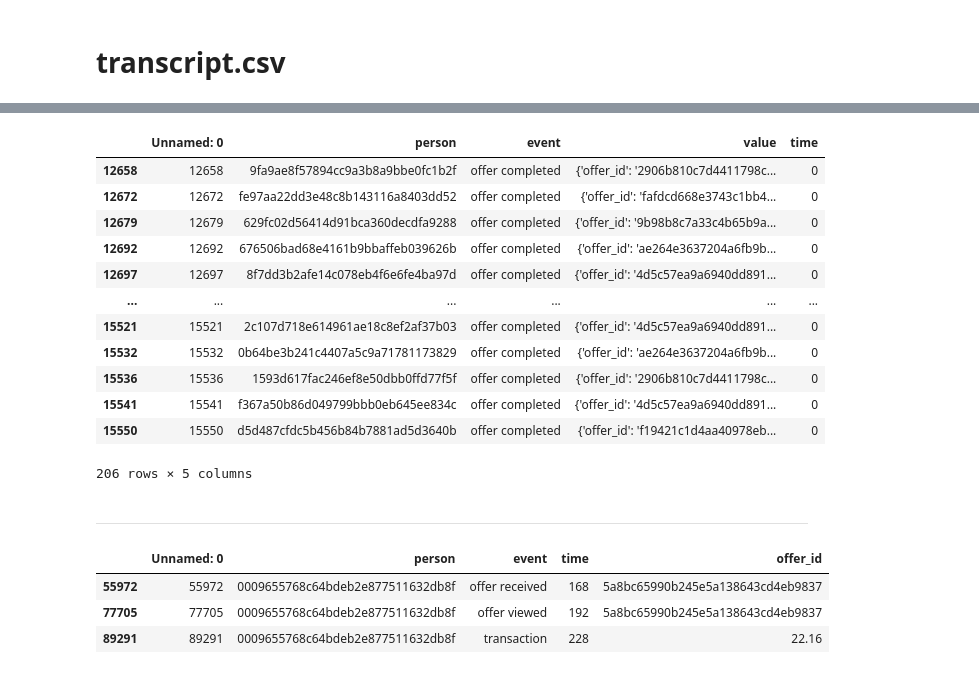
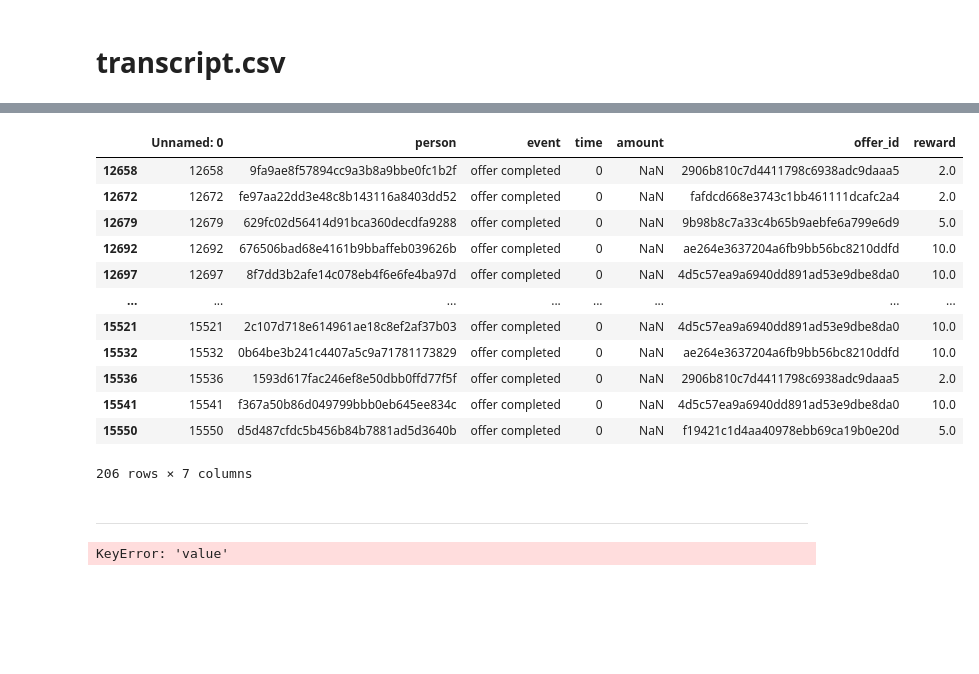
Before and after one commit to yoohengu/marketing_starbucks, a Jupyter notebook: yhg/02_eda_v1.ipynb, the cells around one changed output, grey strips where cells are left out. Drawn from its saved outputs; the diff is of its cells as text; code cells hidden in the pictures; blank space fills up the shorter version.

```diff
--- a/yhg/02_eda_v1.ipynb
+++ b/yhg/02_eda_v1.ipynb
@@ -30,9 +30,9 @@ print("="*60)
 한글 폰트 설정 완료!
 ============================================================
 # %%
-df_pf = pd.read_csv('../data/portfolio.csv')
-df_pro = pd.read_csv('../data/profile_ag.csv')
-df_tran = pd.read_csv('../data/transcript.csv')
+portfolio = pd.read_csv('../data/portfolio.csv')
+profile = pd.read_csv('../data/profile.csv')
+transcript = pd.read_csv('../data/transcript.csv')
 # %% [markdown]
 ---
 # %% [markdown]
@@ -119,0 +133,16 @@ Name: proportion, dtype: float64
+# %%
+# 딕셔너리처럼 생긴 문자열을 진짜 딕셔너리로 변환
+transcript['value'] = transcript['value'].apply(ast.literal_eval)
+
+# 딕셔너리의 키 -> 새로운 컬럼
+value_df = pd.DataFrame(transcript['value'].tolist())
+transcript = pd.concat([transcript, value_df], axis=1)
+
+# offer id를 offer_id로 컬럼명 통일
+transcript['offer_id'] = transcript['offer_id'].fillna(transcript['offer id'])
+
+# offer id 컬럼 제거
+transcript = transcript.drop('offer id', axis=1)
+
+# value 컬럼 제거
+transcript = transcript.drop('value', axis=1)
@@ -145,43 +364,40 @@ df_tran1.head(30)
 # %%
-df_tran[(df_tran['time'] == 0) & (df_tran['event'] == 'offer completed')]
+transcript[(transcript['time'] == 0) & (transcript['event'] == 'offer completed')]
 # %% [output]
-|  | Unnamed: 0 | person | event | value | time |
-| 12658 | 12658 | 9fa9ae8f57894cc9a3b8a9bbe0fc1b2f | offer completed | {'offer_id': '2906b810c7d4411798c... | 0 |
-| 12672 | 12672 | fe97aa22dd3e48c8b143116a8403dd52 | offer completed | {'offer_id': 'fafdcd668e3743c1bb4... | 0 |
-| 12679 | 12679 | 629fc02d56414d91bca360decdfa9288 | offer completed | {'offer_id': '9b98b8c7a33c4b65b9a... | 0 |
-| 12692 | 12692 | 676506bad68e4161b9bbaffeb039626b | offer completed | {'offer_id': 'ae264e3637204a6fb9b... | 0 |
-| 12697 | 12697 | 8f7dd3b2afe14c078eb4f6e6fe4ba97d | offer completed | {'offer_id': '4d5c57ea9a6940dd891... | 0 |
-| ... | ... | ... | ... | ... | ... |
-| 15521 | 15521 | 2c107d718e614961ae18c8ef2af37b03 | offer completed | {'offer_id': '4d5c57ea9a6940dd891... | 0 |
-| 15532 | 15532 | 0b64be3b241c4407a5c9a71781173829 | offer completed | {'offer_id': 'ae264e3637204a6fb9b... | 0 |
-| 15536 | 15536 | 1593d617fac246ef8e50dbb0ffd77f5f | offer completed | {'offer_id': '2906b810c7d4411798c... | 0 |
-| 15541 | 15541 | f367a50b86d049799bbb0eb645ee834c | offer completed | {'offer_id': '4d5c57ea9a6940dd891... | 0 |
-| 15550 | 15550 | d5d487cfdc5b456b84b7881ad5d3640b | offer completed | {'offer_id': 'f19421c1d4aa40978eb... | 0 |
+|  | Unnamed: 0 | person | event | time | amount | offer_id | reward |
+| 12658 | 12658 | 9fa9ae8f57894cc9a3b8a9bbe0fc1b2f | offer completed | 0 | NaN | 2906b810c7d4411798c6938adc9daaa5 | 2.0 |
+| 12672 | 12672 | fe97aa22dd3e48c8b143116a8403dd52 | offer completed | 0 | NaN | fafdcd668e3743c1bb461111dcafc2a4 | 2.0 |
+| 12679 | 12679 | 629fc02d56414d91bca360decdfa9288 | offer completed | 0 | NaN | 9b98b8c7a33c4b65b9aebfe6a799e6d9 | 5.0 |
+| 12692 | 12692 | 676506bad68e4161b9bbaffeb039626b | offer completed | 0 | NaN | ae264e3637204a6fb9bb56bc8210ddfd | 10.0 |
+| 12697 | 12697 | 8f7dd3b2afe14c078eb4f6e6fe4ba97d | offer completed | 0 | NaN | 4d5c57ea9a6940dd891ad53e9dbe8da0 | 10.0 |
+| ... | ... | ... | ... | ... | ... | ... | ... |
+| 15521 | 15521 | 2c107d718e614961ae18c8ef2af37b03 | offer completed | 0 | NaN | 4d5c57ea9a6940dd891ad53e9dbe8da0 | 10.0 |
+| 15532 | 15532 | 0b64be3b241c4407a5c9a71781173829 | offer completed | 0 | NaN | ae264e3637204a6fb9bb56bc8210ddfd | 10.0 |
+| 15536 | 15536 | 1593d617fac246ef8e50dbb0ffd77f5f | offer completed | 0 | NaN | 2906b810c7d4411798c6938adc9daaa5 | 2.0 |
+| 15541 | 15541 | f367a50b86d049799bbb0eb645ee834c | offer completed | 0 | NaN | 4d5c57ea9a6940dd891ad53e9dbe8da0 | 10.0 |
+| 15550 | 15550 | d5d487cfdc5b456b84b7881ad5d3640b | offer completed | 0 | NaN | f19421c1d4aa40978ebb69ca19b0e20d | 5.0 |
-206 rows × 5 columns
+206 rows × 7 columns
 # %% [markdown]
 ---
 # %%
 # value 문자열 -> dict 변환
-df_tran['value'] = df_tran['value'].apply(ast.literal_eval)
+transcript['value'] = transcript['value'].apply(ast.literal_eval)
 
 # offer_id 추출 ('offer id' 또는 'offer_id' 둘 다 대응)
-df_tran['offer_id'] = df_tran['value'].apply(
+transcript['offer_id'] = transcript['value'].apply(
     lambda x: x.get('offer id') if isinstance(x, dict) and 'offer id' in x
     else (x.get('offer_id') if isinstance(x, dict) and 'offer_id' in x
     else (x.get('amount') if isinstance(x, dict) and 'amount' in x else None))
 )
 
-df_tran = df_tran.drop(columns='value')
+df_tran = transcript.drop(columns='value')
 # df_tran['offer_id'] = df_tran['value'].apply(
 #     lambda x: x.get('offer id') if isinstance(x, dict) else None
 # )
+# %% [output]
+KeyError: 'value'
 # %%
-df_tran1 = df_tran.sort_values(['person', 'time'])
+df_tran1 = transcript.sort_values(['person', 'time'])
 df_tran1.head(3)
-# %% [output]
-|  | Unnamed: 0 | person | event | time | offer_id |
-| 55972 | 55972 | 0009655768c64bdeb2e877511632db8f | offer received | 168 | 5a8bc65990b245e5a138643cd4eb9837 |
-| 77705 | 77705 | 0009655768c64bdeb2e877511632db8f | offer viewed | 192 | 5a8bc65990b245e5a138643cd4eb9837 |
-| 89291 | 89291 | 0009655768c64bdeb2e877511632db8f | transaction | 228 | 22.16 |
 # %%
 df_merge = df_tran.merge(
```
Also changed, not shown: parts of 20 cells of this notebook, 8 other files.
